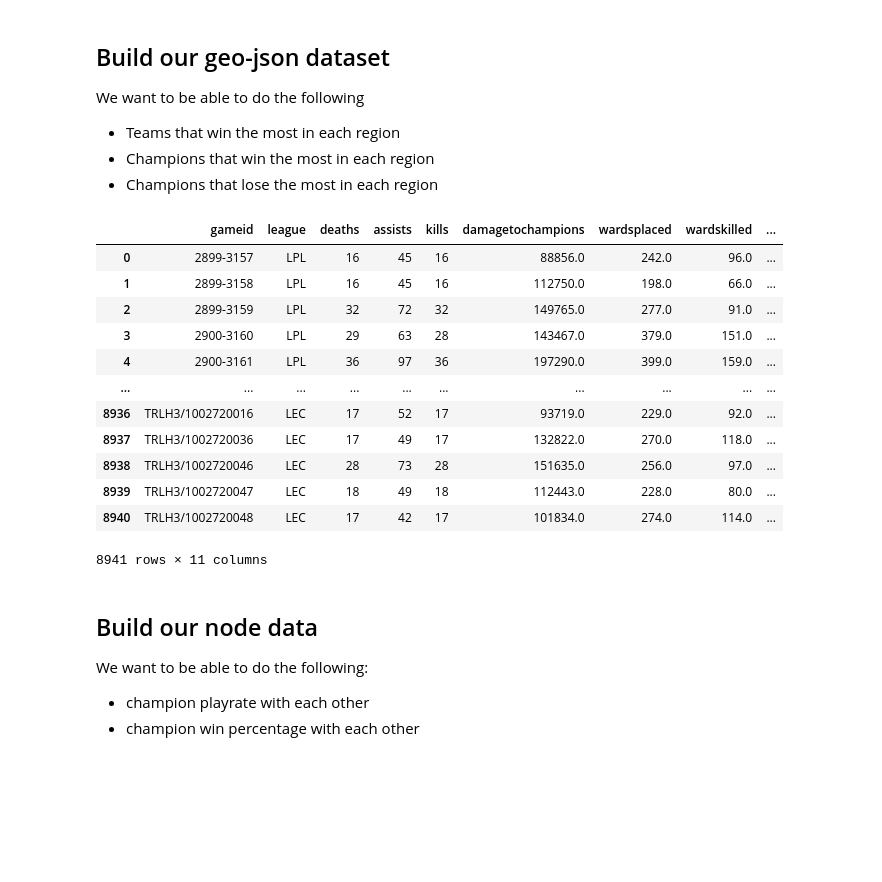
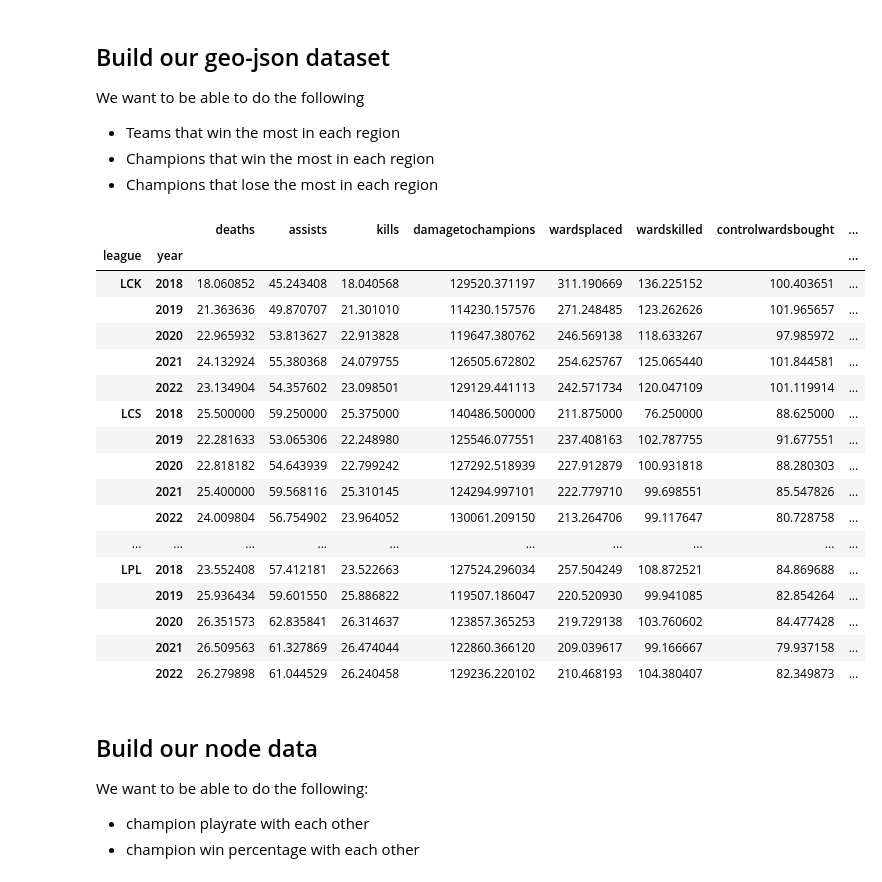
Before and after one commit to Ethan-Shapiro/LoL-Esports-Viz, a Jupyter notebook: analysis.ipynb, the cells around one changed output. Drawn from its saved outputs; the diff is of its cells as text; code cells hidden in the pictures; blank space fills up the shorter version.

```diff
--- a/analysis.ipynb
+++ b/analysis.ipynb
@@ -188,23 +188,29 @@ We want to be able to do the following
 - Champions that win the most in each region
 - Champions that lose the most in each region
 # %%
-regional_data = clean.groupby(['gameid', 'league'])[['deaths', 'assists', 'kills', 'damagetochampions', 'wardsplaced', 'wardskilled', 'controlwardsbought', 'totalgold', 'total cs']].sum().reset_index()
+regional_data = clean.groupby(['gameid', 'league', 'year'])[['deaths', 'assists', 'kills', 'damagetochampions', 'wardsplaced', 'wardskilled', 'controlwardsbought', 'totalgold', 'total cs']].sum().reset_index()
-# %%
-regional_data
-# %% [output]
-|  | gameid | league | deaths | assists | kills | damagetochampions | wardsplaced | wardskilled | ... |
-| 0 | 2899-3157 | LPL | 16 | 45 | 16 | 88856.0 | 242.0 | 96.0 | ... |
-| 1 | 2899-3158 | LPL | 16 | 45 | 16 | 112750.0 | 198.0 | 66.0 | ... |
-| 2 | 2899-3159 | LPL | 32 | 72 | 32 | 149765.0 | 277.0 | 91.0 | ... |
-| 3 | 2900-3160 | LPL | 29 | 63 | 28 | 143467.0 | 379.0 | 151.0 | ... |
-| 4 | 2900-3161 | LPL | 36 | 97 | 36 | 197290.0 | 399.0 | 159.0 | ... |
-| ... | ... | ... | ... | ... | ... | ... | ... | ... | ... |
-| 8936 | TRLH3/1002720016 | LEC | 17 | 52 | 17 | 93719.0 | 229.0 | 92.0 | ... |
-| 8937 | TRLH3/1002720036 | LEC | 17 | 49 | 17 | 132822.0 | 270.0 | 118.0 | ... |
-| 8938 | TRLH3/1002720046 | LEC | 28 | 73 | 28 | 151635.0 | 256.0 | 97.0 | ... |
-| 8939 | TRLH3/1002720047 | LEC | 18 | 49 | 18 | 112443.0 | 228.0 | 80.0 | ... |
-| 8940 | TRLH3/1002720048 | LEC | 17 | 42 | 17 | 101834.0 | 274.0 | 114.0 | ... |
-8941 rows × 11 columns
+# %%
+regional_data = regional_data.groupby(['league', 'year'])[['deaths', 'assists', 'kills', 'damagetochampions', 'wardsplaced', 'wardskilled', 'controlwardsbought', 'totalgold', 'total cs']].mean()
+regional_data
+# %% [output]
+|  |  | deaths | assists | kills | damagetochampions | wardsplaced | wardskilled | controlwardsbought | ... |
+| league | year |  |  |  |  |  |  |  | ... |
+| LCK | 2018 | 18.060852 | 45.243408 | 18.040568 | 129520.371197 | 311.190669 | 136.225152 | 100.403651 | ... |
+|  | 2019 | 21.363636 | 49.870707 | 21.301010 | 114230.157576 | 271.248485 | 123.262626 | 101.965657 | ... |
+|  | 2020 | 22.965932 | 53.813627 | 22.913828 | 119647.380762 | 246.569138 | 118.633267 | 97.985972 | ... |
+|  | 2021 | 24.132924 | 55.380368 | 24.079755 | 126505.672802 | 254.625767 | 125.065440 | 101.844581 | ... |
+|  | 2022 | 23.134904 | 54.357602 | 23.098501 | 129129.441113 | 242.571734 | 120.047109 | 101.119914 | ... |
+| LCS | 2018 | 25.500000 | 59.250000 | 25.375000 | 140486.500000 | 211.875000 | 76.250000 | 88.625000 | ... |
+|  | 2019 | 22.281633 | 53.065306 | 22.248980 | 125546.077551 | 237.408163 | 102.787755 | 91.677551 | ... |
+|  | 2020 | 22.818182 | 54.643939 | 22.799242 | 127292.518939 | 227.912879 | 100.931818 | 88.280303 | ... |
+|  | 2021 | 25.400000 | 59.568116 | 25.310145 | 124294.997101 | 222.779710 | 99.698551 | 85.547826 | ... |
+|  | 2022 | 24.009804 | 56.754902 | 23.964052 | 130061.209150 | 213.264706 | 99.117647 | 80.728758 | ... |
+| ... | ... | ... | ... | ... | ... | ... | ... | ... | ... |
+| LPL | 2018 | 23.552408 | 57.412181 | 23.522663 | 127524.296034 | 257.504249 | 108.872521 | 84.869688 | ... |
+|  | 2019 | 25.936434 | 59.601550 | 25.886822 | 119507.186047 | 220.520930 | 99.941085 | 82.854264 | ... |
+|  | 2020 | 26.351573 | 62.835841 | 26.314637 | 123857.365253 | 219.729138 | 103.760602 | 84.477428 | ... |
+|  | 2021 | 26.509563 | 61.327869 | 26.474044 | 122860.366120 | 209.039617 | 99.166667 | 79.937158 | ... |
+|  | 2022 | 26.279898 | 61.044529 | 26.240458 | 129236.220102 | 210.468193 | 104.380407 | 82.349873 | ... |
 # %% [markdown]
 ## Build our node data
 We want to be able to do the following:
```
Also changed, not shown: parts of 3 cells of this notebook, 4 other files.
